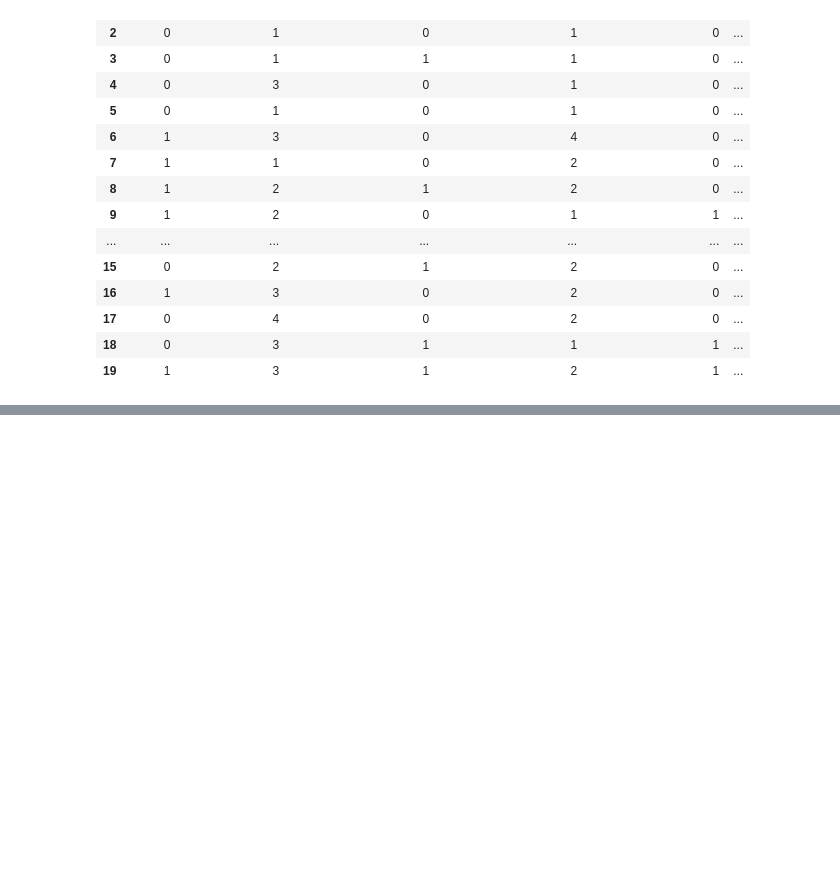
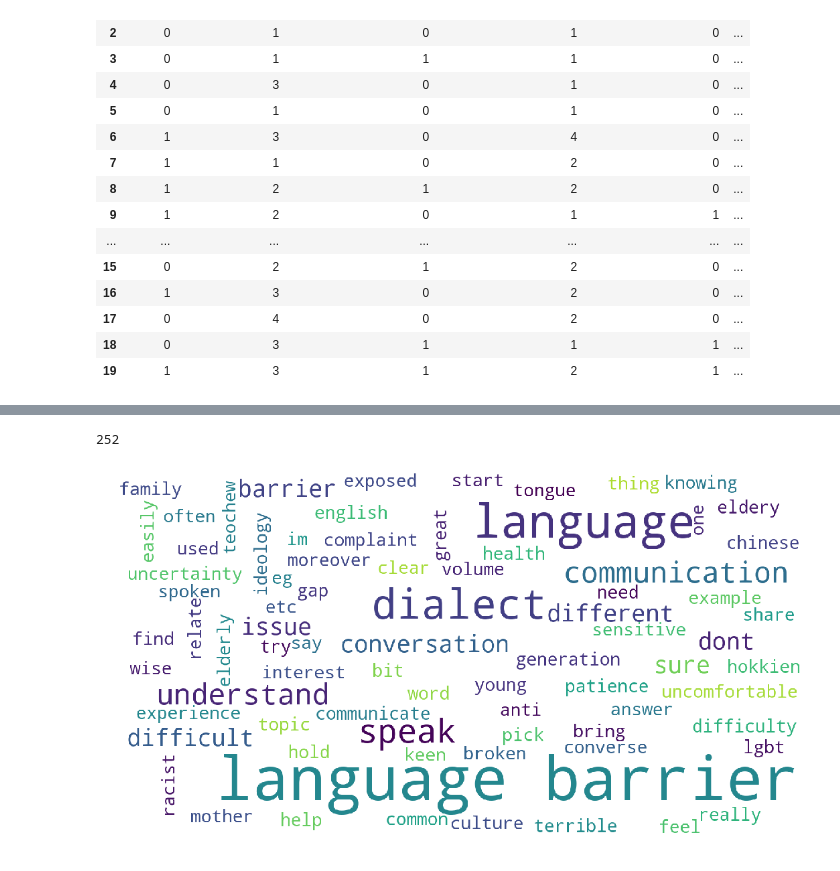
Before and after one commit to erikaaldisa/SMT202_IntergenerationalHub_Analysis, a Jupyter notebook: EDA/YouthOpinion_EDA.ipynb, the cells around one changed output, grey strips where cells are left out. Drawn from its saved outputs; the diff is of its cells as text; code cells hidden in the pictures; blank space fills up the shorter version.

```diff
--- a/EDA/YouthOpinion_EDA.ipynb
+++ b/EDA/YouthOpinion_EDA.ipynb
@@ -497,0 +509,45 @@ Name: disrupt_student_lives, dtype: int64
+# %%
+content = ""
+
+for row in difficulties_face_text:
+    content += row + " "
+
+
+tokenizer = RegexpTokenizer(r'\w+')
+words = tokenizer.tokenize(content)
+
+
+stop_words = stopwords.words('english')
+len(words)
+# %% [output]
+252
+# %%
+words_filtered = []
+
+for w in words:
+    w = w.lower()
+    w = w.strip()
+    if w not in stop_words:
+        words_filtered.append(w)
+
+len(words_filtered)
+
+
+lemmatizer = WordNetLemmatizer()
+words_filtered_stemmed = []
+
+for w in words_filtered:
+    words_filtered_stemmed.append(lemmatizer.lemmatize(w))
+# %%
+words_joined = " ".join([w for w in words_filtered_stemmed])
+# Create a word cloud
+my_wordcloud = WordCloud(background_color='white',
+                         width=1500,
+                         height=800).generate(words_joined)
+
+plt.figure( figsize=(20,10))
+plt.imshow(my_wordcloud)
+plt.axis('off')
+plt.show()
+# %% [output]
+[figure, added]
```
Also changed, not shown: parts of 8 cells of this notebook, 11 other files.
